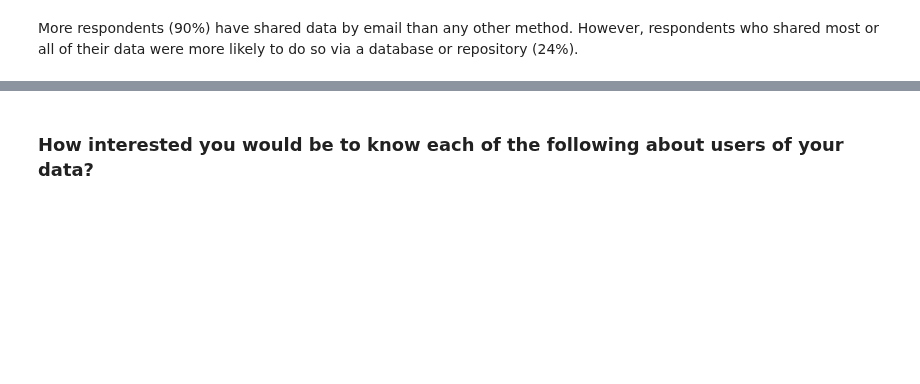
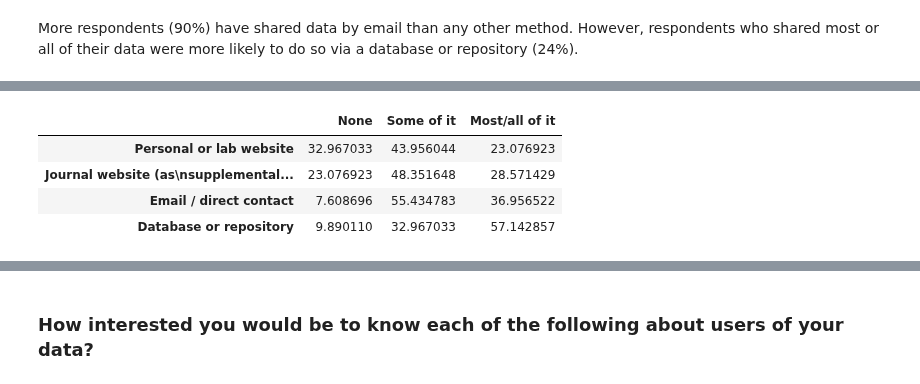
Before and after one commit to JEK-III/MDCSurvey, a Jupyter notebook: Making Data Count.ipynb, the cells around one changed output, grey strips where cells are left out. Saved outputs shown, nothing was run; the diff lists cells and outputs as text; code cells hidden in the pictures; blank space fills up the shorter version.

```diff
--- a/Making Data Count.ipynb
+++ b/Making Data Count.ipynb
@@ -350,3 +459,11 @@ print(str(shared_all_data.sum()) + ' (' + (str(100. * shared_all_data.sum()/shar
+# %%
+table
+# %% [output]
+|  | None | Some of it | Most/all of it |
+| Personal or lab website | 32.967033 | 43.956044 | 23.076923 |
+| Journal website (as\nsupplemental... | 23.076923 | 48.351648 | 28.571429 |
+| Email / direct contact | 7.608696 | 55.434783 | 36.956522 |
+| Database or repository | 9.890110 | 32.967033 | 57.142857 |
 # %%
 shared_no_data = sharing_method.apply(lambda x : x == 'None').all(axis=1)
 shared_no_data.sum() / 247.
```
Also changed, not shown: parts of 28 cells of this notebook, 5 other files.
